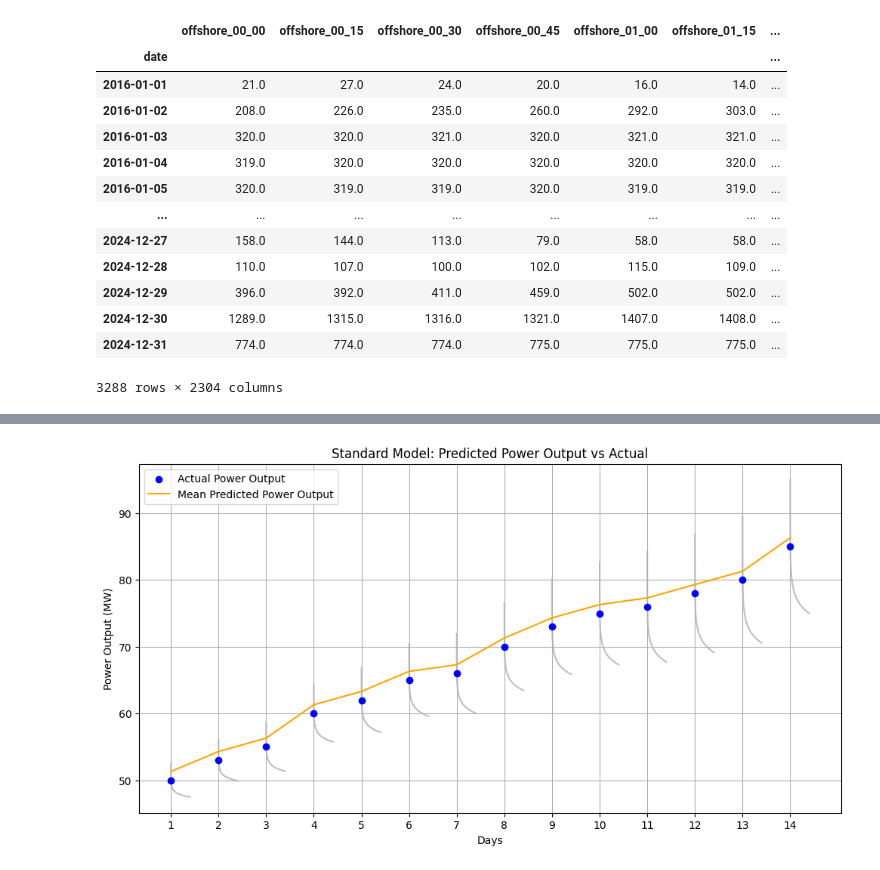
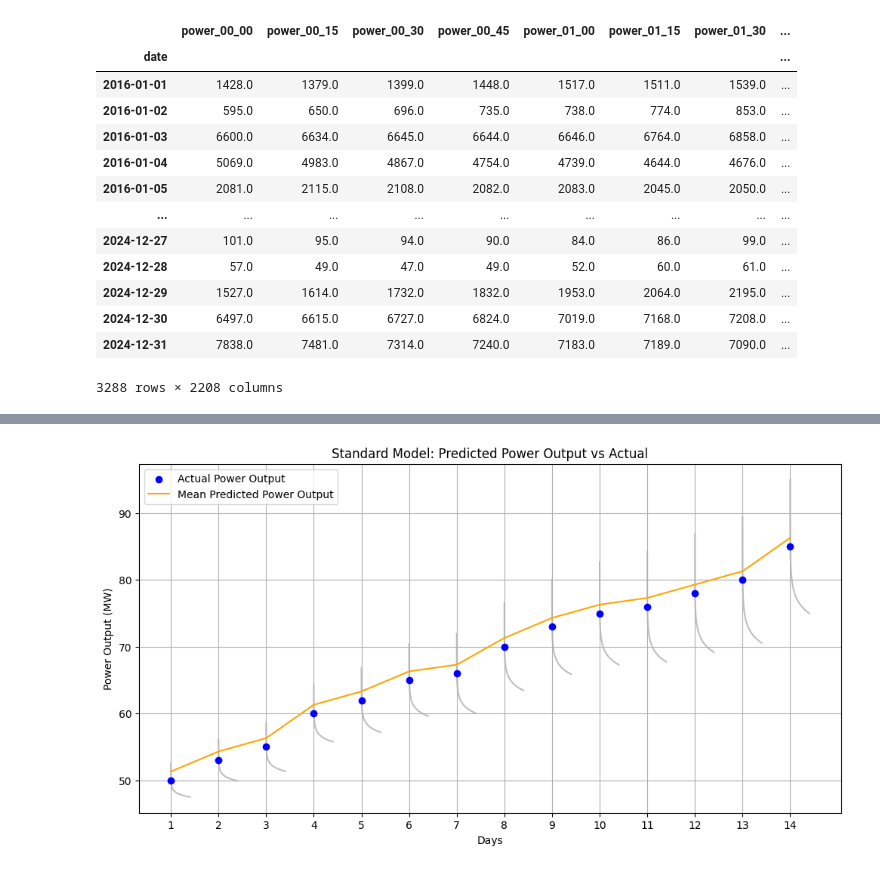
Before and after one commit to Manuel3567/master-thesis, a Jupyter notebook: notebooks/002_electricity_generation.ipynb, the cells around one changed output, grey strips where cells are left out. Drawn from its saved outputs; the diff is of its cells as text; code cells hidden in the pictures.

```diff
--- a/notebooks/002_electricity_generation.ipynb
+++ b/notebooks/002_electricity_generation.ipynb
@@ -22,18 +30,22 @@ Data loaded and transformed successfully. Shape of DataFrame: (78912, 22)
 315645 rows × 24 columns
-# %%
-minute_to_daily_50Hertz(df)
-# %% [output]
-|  | offshore_00_00 | offshore_00_15 | offshore_00_30 | offshore_00_45 | offshore_01_00 | offshore_01_15 | ... |
-| date |  |  |  |  |  |  | ... |
-| 2016-01-01 | 21.0 | 27.0 | 24.0 | 20.0 | 16.0 | 14.0 | ... |
-| 2016-01-02 | 208.0 | 226.0 | 235.0 | 260.0 | 292.0 | 303.0 | ... |
-| 2016-01-03 | 320.0 | 320.0 | 321.0 | 320.0 | 321.0 | 321.0 | ... |
-| 2016-01-04 | 319.0 | 320.0 | 320.0 | 320.0 | 320.0 | 320.0 | ... |
-| 2016-01-05 | 320.0 | 319.0 | 319.0 | 320.0 | 319.0 | 319.0 | ... |
-| ... | ... | ... | ... | ... | ... | ... | ... |
-| 2024-12-27 | 158.0 | 144.0 | 113.0 | 79.0 | 58.0 | 58.0 | ... |
-| 2024-12-28 | 110.0 | 107.0 | 100.0 | 102.0 | 115.0 | 109.0 | ... |
-| 2024-12-29 | 396.0 | 392.0 | 411.0 | 459.0 | 502.0 | 502.0 | ... |
-| 2024-12-30 | 1289.0 | 1315.0 | 1316.0 | 1321.0 | 1407.0 | 1408.0 | ... |
-| 2024-12-31 | 774.0 | 774.0 | 774.0 | 775.0 | 775.0 | 775.0 | ... |
-3288 rows × 2304 columns
+# %%
+df = df.drop(columns=["offshore"])
+df = df.rename(columns={"onshore": "power"})
+# %%
+df_daily = minute_to_daily(df)
+df_daily
+# %% [output]
+|  | power_00_00 | power_00_15 | power_00_30 | power_00_45 | power_01_00 | power_01_15 | power_01_30 | ... |
+| date |  |  |  |  |  |  |  | ... |
+| 2016-01-01 | 1428.0 | 1379.0 | 1399.0 | 1448.0 | 1517.0 | 1511.0 | 1539.0 | ... |
+| 2016-01-02 | 595.0 | 650.0 | 696.0 | 735.0 | 738.0 | 774.0 | 853.0 | ... |
+| 2016-01-03 | 6600.0 | 6634.0 | 6645.0 | 6644.0 | 6646.0 | 6764.0 | 6858.0 | ... |
+| 2016-01-04 | 5069.0 | 4983.0 | 4867.0 | 4754.0 | 4739.0 | 4644.0 | 4676.0 | ... |
+| 2016-01-05 | 2081.0 | 2115.0 | 2108.0 | 2082.0 | 2083.0 | 2045.0 | 2050.0 | ... |
+| ... | ... | ... | ... | ... | ... | ... | ... | ... |
+| 2024-12-27 | 101.0 | 95.0 | 94.0 | 90.0 | 84.0 | 86.0 | 99.0 | ... |
+| 2024-12-28 | 57.0 | 49.0 | 47.0 | 49.0 | 52.0 | 60.0 | 61.0 | ... |
+| 2024-12-29 | 1527.0 | 1614.0 | 1732.0 | 1832.0 | 1953.0 | 2064.0 | 2195.0 | ... |
+| 2024-12-30 | 6497.0 | 6615.0 | 6727.0 | 6824.0 | 7019.0 | 7168.0 | 7208.0 | ... |
+| 2024-12-31 | 7838.0 | 7481.0 | 7314.0 | 7240.0 | 7183.0 | 7189.0 | 7090.0 | ... |
+3288 rows × 2208 columns
```
Also changed, not shown: parts of 12 cells of this notebook, 7 other files.
